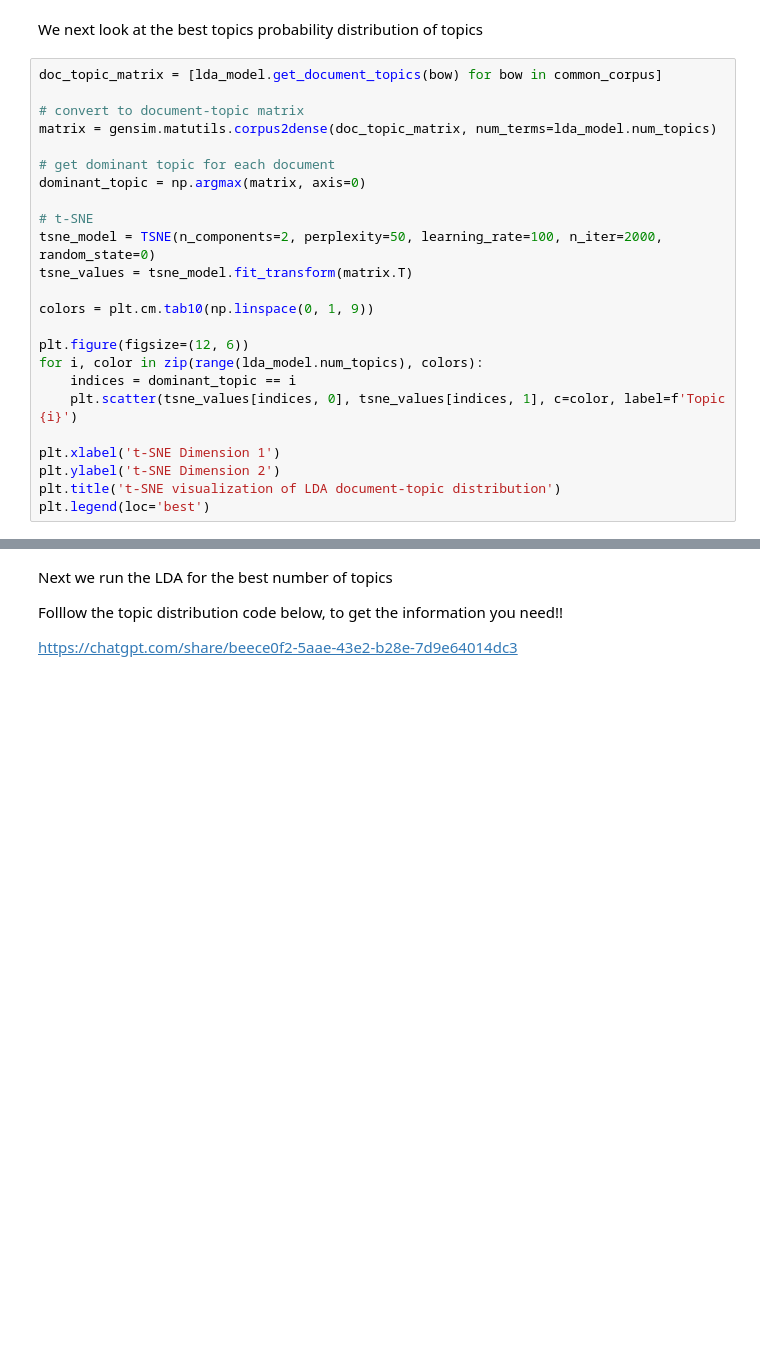
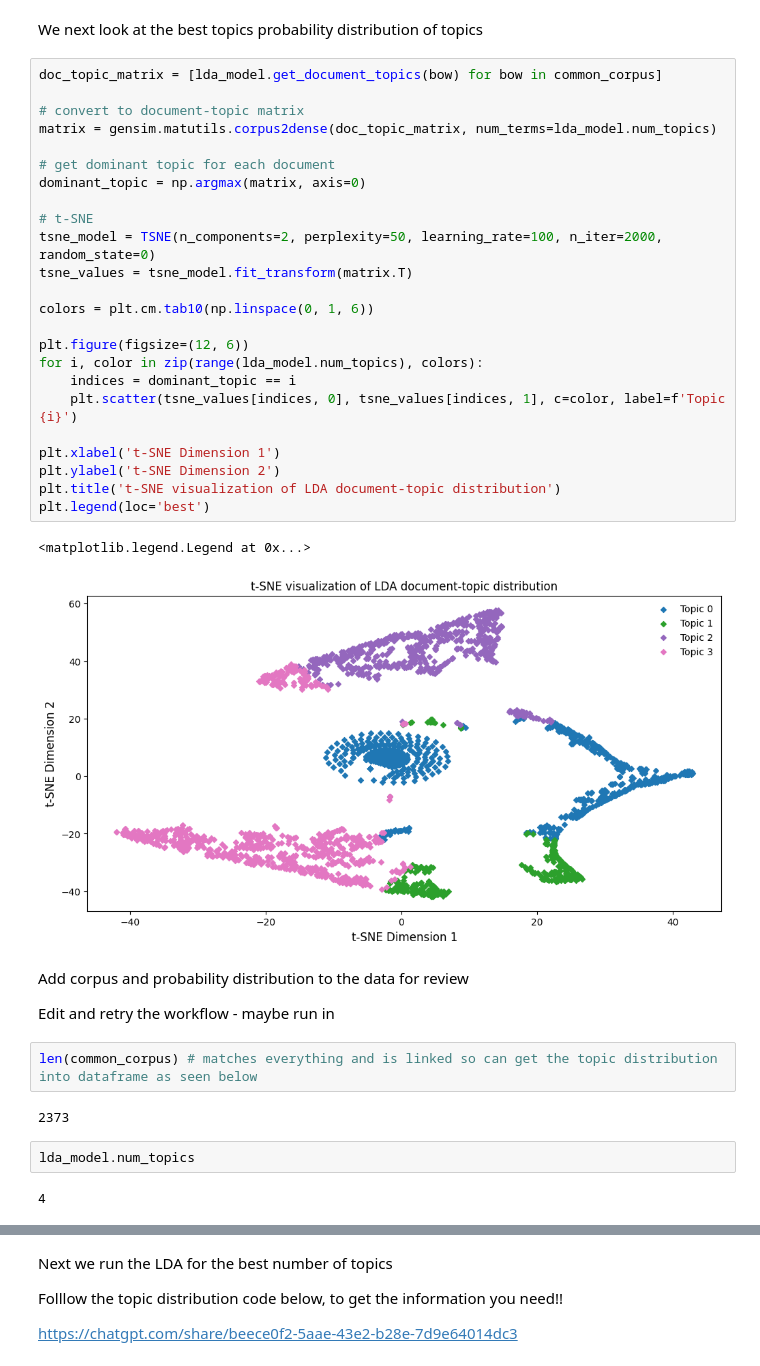
Before and after one commit to PeterHuGC/Imperial_Dissertation_Research, a Jupyter notebook: 4. Feature_Generation/3.Initial_exploration_annual_report_workflow.ipynb, the cells around one changed output, grey strips where cells are left out. Cells and saved outputs as stored; diff of their text form; blank space fills up the shorter version.

```diff
--- a/4. Feature_Generation/3.Initial_exploration_annual_report_workflow.ipynb
+++ b/4. Feature_Generation/3.Initial_exploration_annual_report_workflow.ipynb
@@ -320,24 +324,39 @@ We next look at the best topics probability distribution of topics
 # %%
 doc_topic_matrix = [lda_model.get_document_topics(bow) for bow in common_corpus]
 
 # convert to document-topic matrix
 matrix = gensim.matutils.corpus2dense(doc_topic_matrix, num_terms=lda_model.num_topics)
 
 # get dominant topic for each document
 dominant_topic = np.argmax(matrix, axis=0)
 
 # t-SNE
 tsne_model = TSNE(n_components=2, perplexity=50, learning_rate=100, n_iter=2000, random_state=0)
 tsne_values = tsne_model.fit_transform(matrix.T)
 
-colors = plt.cm.tab10(np.linspace(0, 1, 9))
+colors = plt.cm.tab10(np.linspace(0, 1, 6))
 
 plt.figure(figsize=(12, 6))
 for i, color in zip(range(lda_model.num_topics), colors):
     indices = dominant_topic == i
     plt.scatter(tsne_values[indices, 0], tsne_values[indices, 1], c=color, label=f'Topic {i}')
 
 plt.xlabel('t-SNE Dimension 1')
 plt.ylabel('t-SNE Dimension 2')
 plt.title('t-SNE visualization of LDA document-topic distribution')
 plt.legend(loc='best')
+# %% [output]
+<matplotlib.legend.Legend at 0x...>
+[figure, added]
+# %% [markdown]
+Add corpus and probability distribution to the data for review
+
+Edit and retry the workflow - maybe run in
+# %%
+len(common_corpus) # matches everything and is linked so can get the topic distribution into dataframe as seen below
+# %% [output]
+2373
+# %%
+lda_model.num_topics
+# %% [output]
+4
```
Also changed, not shown: parts of 9 cells of this notebook.
